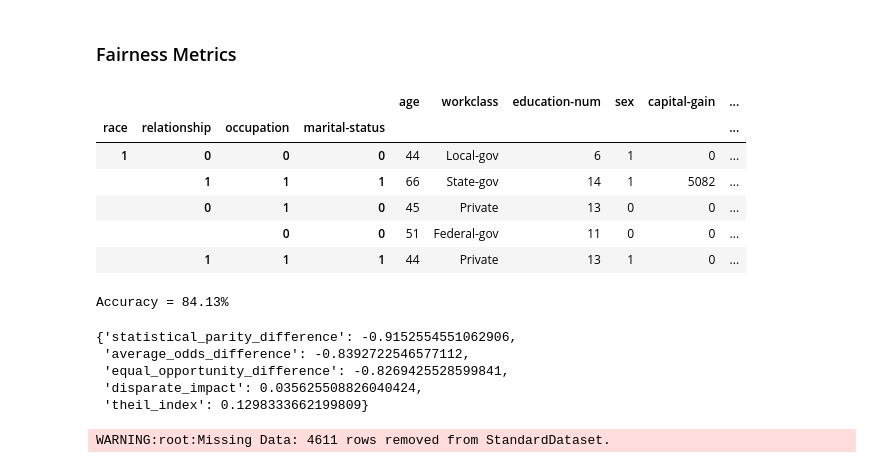
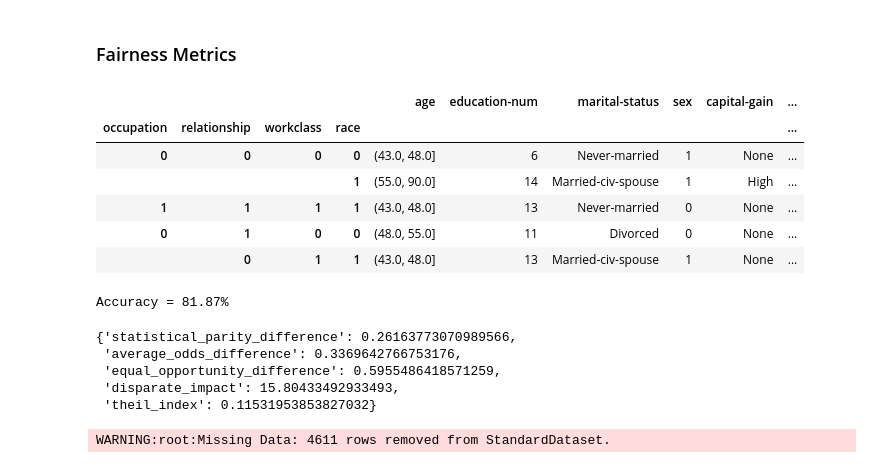
Before and after one commit to mkleinegger/evaluation-bias-detection-and-mitigation, a Jupyter notebook: multiple_runs.ipynb, the cells around one changed output. Saved outputs shown, nothing was run; the diff lists cells and outputs as text; code cells hidden in the pictures.

```diff
--- a/multiple_runs.ipynb
+++ b/multiple_runs.ipynb
@@ -518,32 +314,28 @@ model = Pipeline(
 # %%
-X_train, y_train = df_train_.drop("income", axis=1), df_train_["income"]
-model = model.fit(X_train, y_train)
-
-probs = pd.Series(model.predict_proba(X_train)[:, 0])
+X_train, y_train = split_data(df_train_cleaned, target, drop_na=True)
+model.fit(X_train, y_train)
+probs = pd.Series(model.predict_proba(X_train)[:, 1])
 # %%
 from aif360.detectors.mdss_detector import bias_scan
 
 privileged_subset = bias_scan(
     data=X_train,
     observations=y_train,
-    scoring="BerkJones",
+    scoring="Bernoulli",
     expectations=probs,
     overpredicted=True,
-    penalty=50,
+    penalty=1,
     alpha=0.24,
-    observed=False,
-    favorable_value=0,
-    mode="binary",
+    favorable_value=1,
 )
+
 unprivileged_subset = bias_scan(
     data=X_train,
     observations=y_train,
-    scoring="BerkJones",
+    scoring="Bernoulli",
     expectations=probs,
     overpredicted=False,
-    penalty=50,
+    penalty=1,
     alpha=0.24,
-    favorable_value=0,
-    observed=False,
-    mode="binary",
+    favorable_value=1
 )
@@ -662,14 +458,14 @@ def create_dataset(df, protected_attributes, priveleged_groups) -> pd.DataFrame:
         df[f"{col}"] = df[col].map(lambda x: 1 if x in priveleged_groups[i] else 0)
         column_renaming[f"{col}_index"] = f"{col}"
 
-    df.set_index(protected_attributes, inplace=True)
-    df = df.rename(columns=column_renaming)
+    if len(protected_attributes) > 0:
+        df.set_index(protected_attributes, inplace=True)
+        df = df.rename(columns=column_renaming)
 
     return df
 
-
 def calculate_fairness_metrics(
-    observed, predictions, protected_attributes, priveleged_group
+    observed, predictions, protected_attributes, priveleged_group, sample_weights=None
 ):
     fairness_metrics = {}
 
@@ -678,46 +474,50 @@ def calculate_fairness_metrics(
         predictions,
         prot_attr=protected_attributes,
         priv_group=priveleged_group,
+        sample_weight=sample_weights
     )
     fairness_metrics["average_odds_difference"] = average_odds_difference(
         observed,
         predictions,
         prot_attr=protected_attributes,
         priv_group=priveleged_group,
+        sample_weight=sample_weights
     )
     fairness_metrics["equal_opportunity_difference"] = equal_opportunity_difference(
         observed,
         predictions,
         prot_attr=protected_attributes,
         priv_group=priveleged_group,
+        sample_weight=sample_weights
     )
     fairness_metrics["disparate_impact"] = disparate_impact_ratio(
         observed,
         predictions,
         prot_attr=protected_attributes,
         priv_group=priveleged_group,
+        sample_weight=sample_weights
     )
     fairness_metrics["theil_index"] = theil_index(1 + predictions - observed)
 
     return fairness_metrics
 # %%
-df_train_bias = df_train_.copy()
-df_test_bias = df_test_.copy()
+df_train_bias = df_train_cleaned.copy()
+df_test_bias = df_test_cleaned.copy()
 df_train_bias.dropna(inplace=True)
 df_test_bias.dropna(inplace=True)
 df_train_bias = create_dataset(
-    df_train_bias, list(scanned_subset.keys()), list(scanned_subset.values())
+    df_train_bias, list(privileged_subset[0].keys()), list(privileged_subset[0].values())
 )
 df_test_bias = create_dataset(
-    df_test_bias, list(scanned_subset.keys()), list(scanned_subset.values())
+    df_test_bias, list(privileged_subset[0].keys()), list(privileged_subset[0].values())
 )
 df_train_bias.head(5)
 # %% [output]
-|  |  |  |  | age | workclass | education-num | sex | capital-gain | ... |
-| race | relationship | occupation | marital-status |  |  |  |  |  | ... |
-| 1 | 0 | 0 | 0 | 44 | Local-gov | 6 | 1 | 0 | ... |
-|  | 1 | 1 | 1 | 66 | State-gov | 14 | 1 | 5082 | ... |
-|  | 0 | 1 | 0 | 45 | Private | 13 | 0 | 0 | ... |
-|  |  | 0 | 0 | 51 | Federal-gov | 11 | 0 | 0 | ... |
-|  | 1 | 1 | 1 | 44 | Private | 13 | 1 | 0 | ... |
+|  |  |  |  | age | education-num | marital-status | sex | capital-gain | ... |
+| occupation | relationship | workclass | race |  |  |  |  |  | ... |
+| 0 | 0 | 0 | 0 | (43.0, 48.0] | 6 | Never-married | 1 | None | ... |
+|  |  |  | 1 | (55.0, 90.0] | 14 | Married-civ-spouse | 1 | High | ... |
+| 1 | 1 | 1 | 1 | (43.0, 48.0] | 13 | Never-married | 0 | None | ... |
+| 0 | 1 | 0 | 0 | (48.0, 55.0] | 11 | Divorced | 0 | None | ... |
+|  | 0 | 1 | 1 | (43.0, 48.0] | 13 | Married-civ-spouse | 1 | None | ... |
 # %%
@@ -750,24 +527,24 @@ X_train, y_train = train.drop(columns=[target]), train[target]
 model = model.fit(X_train, y_train)
 # %%
-test = df_test_.copy()
+test = df_test_cleaned.copy()
 X_test, y_test = test.drop(columns=[target]), test[target]
 y_pred = model.predict(X_test)
 
 print(f"Accuracy = {(y_test.values == y_pred).sum() / y_test.shape[0]:.2%}")
 # %% [output]
-Accuracy = 84.13%
+Accuracy = 81.87%
 # %%
 y_pred = model.predict(X_train)
 metrics = calculate_fairness_metrics(
-    df_train_bias, y_pred, target, list(scanned_subset.keys()), (1, 1, 1, 1)
+    df_train_bias[target], y_pred, list(privileged_subset[0].keys()), (1, 1, 1, 1)
 )
 metrics
 # %% [output]
-{'statistical_parity_difference': -0.9152554551062906,
- 'average_odds_difference': -0.8392722546577112,
- 'equal_opportunity_difference': -0.8269425528599841,
- 'disparate_impact': 0.035625508826040424,
- 'theil_index': 0.1298333662199809}
+{'statistical_parity_difference': 0.26163773070989566,
+ 'average_odds_difference': 0.3369642766753176,
+ 'equal_opportunity_difference': 0.5955486418571259,
+ 'disparate_impact': 15.80433492933493,
+ 'theil_index': 0.11531953853827032}
 # %%
 from aif360.datasets import StandardDataset
 
```
Also changed, not shown: parts of 74 cells of this notebook, 1 other file.
